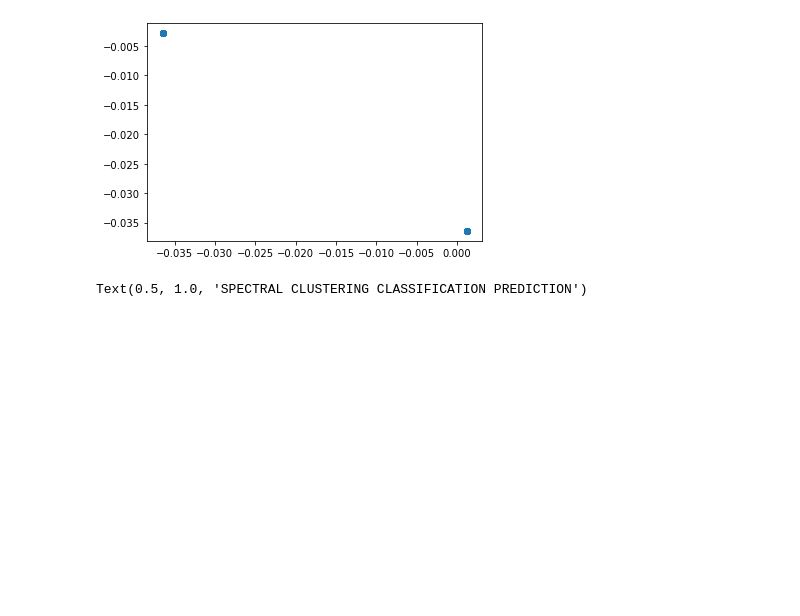
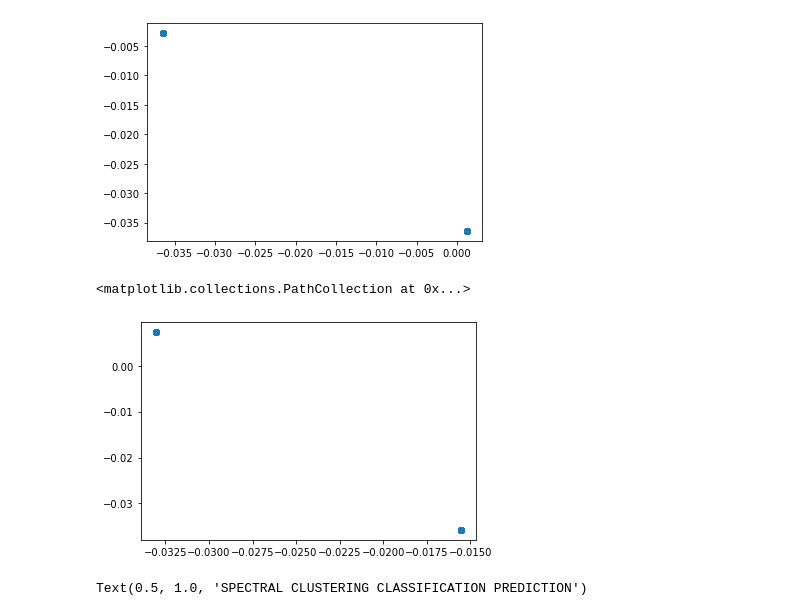
Before and after one commit to thast/numerical-journeys, a Jupyter notebook: Machine Learning - jupyter notebooks/Spectral Clustering from scratch or almost.ipynb, the cells around one changed output. Cells and saved outputs as stored; diff of their text form; code cells hidden in the pictures; blank space fills up the shorter version.

```diff
--- a/jupyter notebooks/Spectral Clustering from scratch or almost.ipynb
+++ b/Machine Learning - jupyter notebooks/Spectral Clustering from scratch or almost.ipynb
@@ -70,6 +73,16 @@ plt.scatter(eigenvectors[:,0],eigenvectors[:,1])
 # %% [output]
 <matplotlib.collections.PathCollection at 0x...>
 [figure]
+# %%
+# find the 2 smallest eigenvectors of the adjacency matrix
+keig = 2
+eigenvalues,eigenvectors = sp.linalg.eigs(L,k=keig,which='SM')
+eigenvalues,eigenvectors = eigenvalues.real,eigenvectors.real
+
+plt.scatter(eigenvectors[:,0],eigenvectors[:,1])
+# %% [output]
+<matplotlib.collections.PathCollection at 0x...>
+[figure, added]
 # %%
 kmeans = KMeans(n_clusters=2, random_state=0).fit(eigenvectors)
 # %%
```
Also changed, not shown: parts of 2 cells of this notebook, 3 other files.
